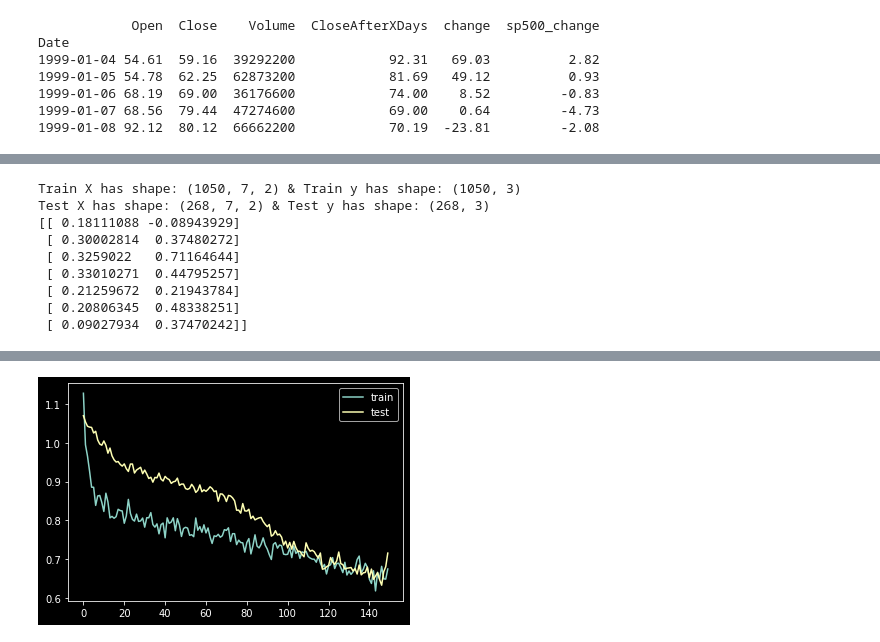
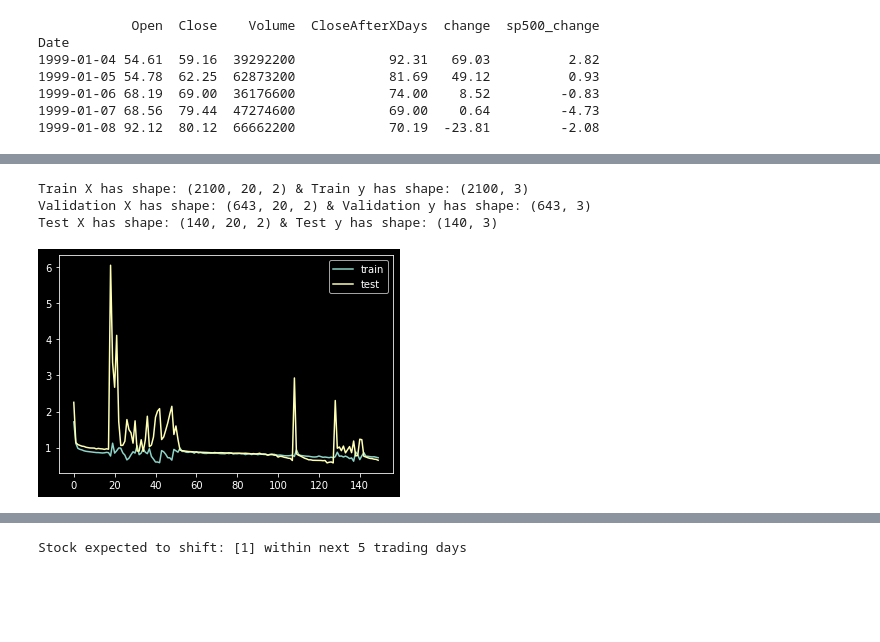
Before and after one commit to simonperrott/stockatron, a Jupyter notebook: stockatron_baseline_model.ipynb, the cells around one changed output, grey strips where cells are left out. Saved outputs shown, nothing was run; the diff lists cells and outputs as text; code cells hidden in the pictures; blank space fills up the shorter version.

```diff
--- a/stockatron_baseline_model.ipynb
+++ b/stockatron_baseline_model.ipynb
@@ -192,6 +191,6 @@ df_price_ts.drop(['color'] , axis=1, inplace=True)
 # %%
 # Choose Training data (avoiding data leak by training set having no data points in future of test set)
-train = df_price_ts.loc['2005' :'2017']
+train = df_price_ts.loc['2000' :'2017']
 # %%
 # Explore balance of classes in Training set
 label_groupings = train['label'].value_counts()
@@ -263,10 +243,15 @@ train_y_encoded = encoder.transform(train_y)
 # convert integers to dummy variables (i.e. one hot encoded)
 train_y_dummy = np_utils.to_categorical(train_y_encoded)
 
-# Test 2019 - 2020
-test = df_price_ts.loc['2019-07-01' :'2020'].values
+# Validation data 2018 - 2019
+val = df_price_ts.loc['2018' :'2020'].values
+val_X, val_y = val[:, :-1], val[:, -1]
+val_y_encoded = encoder.transform(val_y)
+val_y_dummy = np_utils.to_categorical(val_y_encoded)
+
+# Test data 2020
+test = df_price_ts.loc['2020'].values
 test_X, test_y = test[:, :-1], test[:, -1]
-
 test_y_encoded = encoder.transform(test_y)
 test_y_dummy = np_utils.to_categorical(test_y_encoded)
 
@@ -274,37 +259,37 @@ n_features = 2
 
 # reshape input to be 3D [samples, timesteps, features]
 train_X = train_X.reshape(train_X.shape[0], num_time_steps, n_features)
+val_X = val_X.reshape(val_X.shape[0], num_time_steps, n_features)
 test_X = test_X.reshape(test_X.shape[0], num_time_steps, n_features)
 
 print(f'Train X has shape: {train_X.shape} & Train y has shape: {train_y_dummy.shape}')
+print(f'Validation X has shape: {val_X.shape} & Validation y has shape: {val_y_dummy.shape}')
 print(f'Test X has shape: {test_X.shape} & Test y has shape: {test_y_dummy.shape}')
-print(train_X[0, :, :])
 # %% [output]
-Train X has shape: (1050, 7, 2) & Train y has shape: (1050, 3)
-Test X has shape: (268, 7, 2) & Test y has shape: (268, 3)
-[[ 0.18111088 -0.08943929]
- [ 0.30002814  0.37480272]
- [ 0.3259022   0.71164644]
- [ 0.33010271  0.44795257]
- [ 0.21259672  0.21943784]
- [ 0.20806345  0.48338251]
- [ 0.09027934  0.37470242]]
+Train X has shape: (2100, 20, 2) & Train y has shape: (2100, 3)
+Validation X has shape: (643, 20, 2) & Validation y has shape: (643, 3)
+Test X has shape: (140, 20, 2) & Test y has shape: (140, 3)
 # %%
 from keras.models import Sequential
 from keras.layers import Dense, Flatten, LSTM, Dropout
 
 # design network
 model = Sequential()
 model.add(LSTM(100, activation='tanh', input_shape=(num_time_steps, n_features), dropout=0.4))
 model.add(Dropout(0.4))
 model.add(Dense(3, activation='softmax'))
 model.compile(loss='categorical_crossentropy', optimizer='adam', metrics=['accuracy'])
 
 # fit network
-history = model.fit(train_X, train_y_dummy, epochs=150, batch_size=20, validation_data=(test_X, test_y_dummy), verbose=1, shuffle=False)
+history = model.fit(train_X, train_y_dummy, epochs=150, batch_size=20, validation_data=(val_X, val_y_dummy), verbose=0, shuffle=False)
 # plot history
 pyplot.plot(history.history['loss'], label='train')
 pyplot.plot(history.history['val_loss'], label='test')
 pyplot.legend()
 pyplot.show()
+
+# evaluate model against an unseen test set
+_, accuracy = model.evaluate(test_X, test_y_dummy)
+print('Accuracy: %.2f' % (accuracy*100))
 # %% [output]
+[figure, new version]
@@ -328,4 +298,3 @@ Epoch 150/150
-[figure, old version]
 # %%
 # Questions to answer...
 # 1. Why is Test loss smaller than Training loss?
@@ -340,0 +307,7 @@ Epoch 150/150
+# %%
+# Predict the change over the next 5 days
+x = prediction_X.reshape(1, num_time_steps, n_features)
+next5days_class = model.predict_classes(x)
+print(f'Stock expected to shift: {next5days_class} within next 5 trading days')
+# %% [output]
+Stock expected to shift: [1] within next 5 trading days
```
Also changed, not shown: parts of 11 cells of this notebook.
